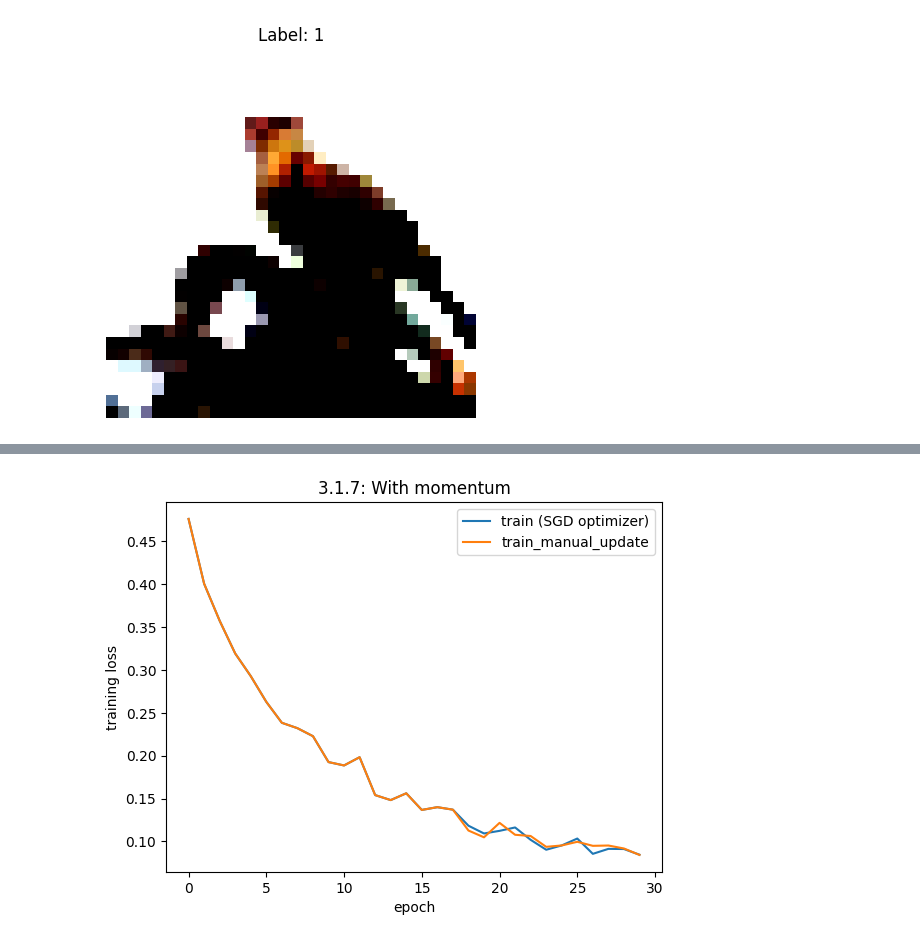
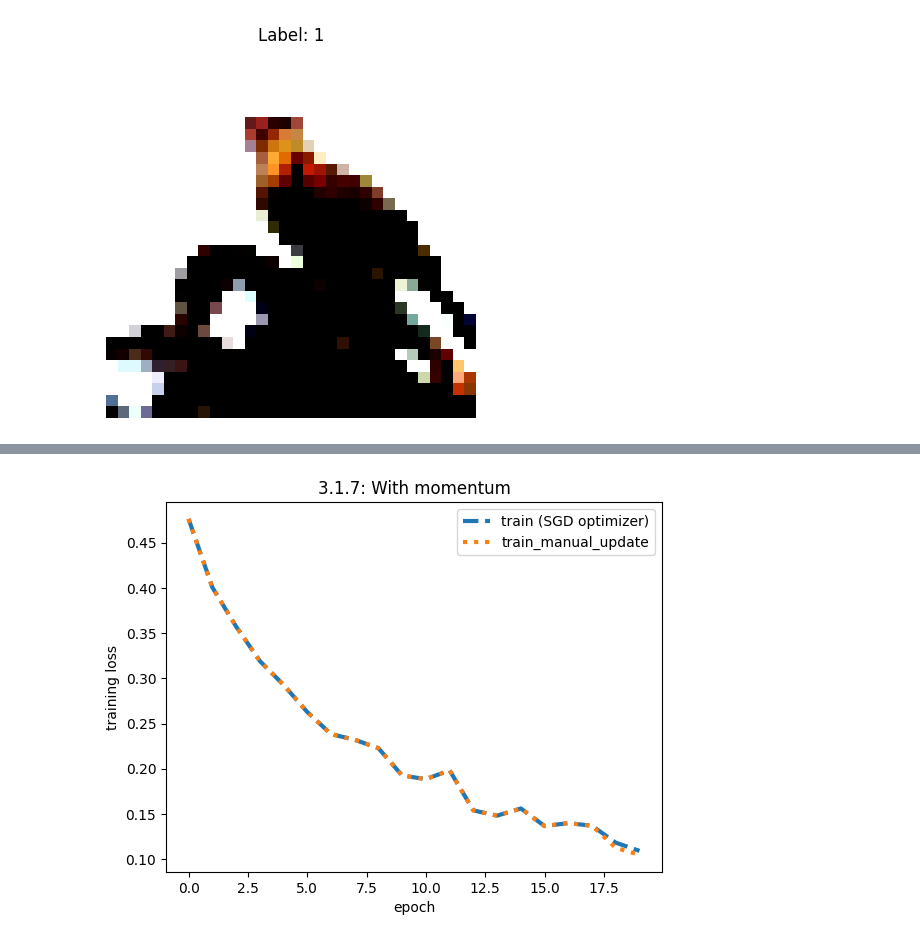
Before and after one commit to Freskoko/inf265_projects, a Jupyter notebook: assignments/src/project_1/gradient_descent.ipynb, the cells around one changed output, grey strips where cells are left out. Saved outputs shown, nothing was run; the diff lists cells and outputs as text; code cells hidden in the pictures.

Commit message:
FINISHED: Gradient descent

```diff
--- a/assignments/src/project_1/gradient_descent.ipynb
+++ b/assignments/src/project_1/gradient_descent.ipynb
@@ -225,7 +225,7 @@ def train_manual_update(
     model.train()
     losses_train = []
 
-    velocities = {name: torch.zeros_like(param.data) for name, param in model.named_parameters()}
+    velocities = [torch.zeros_like(p.data) for p in model.parameters()]
 
     for epoch in range(1, n_epochs + 1):
         loss_train = 0.0
@@ -238,23 +238,12 @@ def train_manual_update(
 
             loss.backward()
 
-            # with torch.no_grad():
-            #     for v, p in zip(velocities, model.parameters()):
-            #         if p.grad is not None:
-            #             grad = p.grad + weight_decay * p.data
-            #             v.mul_(momentum).add_(grad)
-            #             p.data -= lr * v
-
-            for name, param in model.named_parameters():
-                gradient = param.grad
-                if weight_decay != 0:
-                    gradient = param.grad + weight_decay * param.data
-                if momentum != 0:
-                    velocities[name] = momentum * velocities[name] + gradient
-                    param.data = param.data - lr * velocities[name]
-                else:
-                    param.data = param.data - lr * gradient
-
+            with torch.no_grad():
+                for v, p in zip(velocities, model.parameters()):
+                    if p.grad is not None:
+                        grad = p.grad + weight_decay * p.data
+                        v.mul_(momentum).add_(grad)
+                        p.data -= lr * v
 
             model.zero_grad(set_to_none=False)
 
@@ -358,7 +350,7 @@ KeyboardInterrupt:
 # %%
 # 3.1.7
 
-n_epochs = 30
+n_epochs = 20
 lr = 1e-2
 
 wd = 1e-3
@@ -386,8 +378,8 @@ losses_man = losses_man = train_manual_update(
     momentum=momentum,
 )
 
-plt.plot(losses_opt, label="train (SGD optimizer)")
-plt.plot(losses_man, label="train_manual_update")
+plt.plot(losses_opt, label="train (SGD optimizer)", linestyle = "dashed", linewidth = "3")
+plt.plot(losses_man, label="train_manual_update", linestyle = "dotted", linewidth = "3")
 plt.legend()
 plt.xlabel("epoch")
 plt.ylabel("training loss")
@@ -406 +396 @@ plt.show()
-[figure, old version]
+[figure, new version]
```
Also changed, not shown: parts of 3 cells of this notebook, 3 other files.
